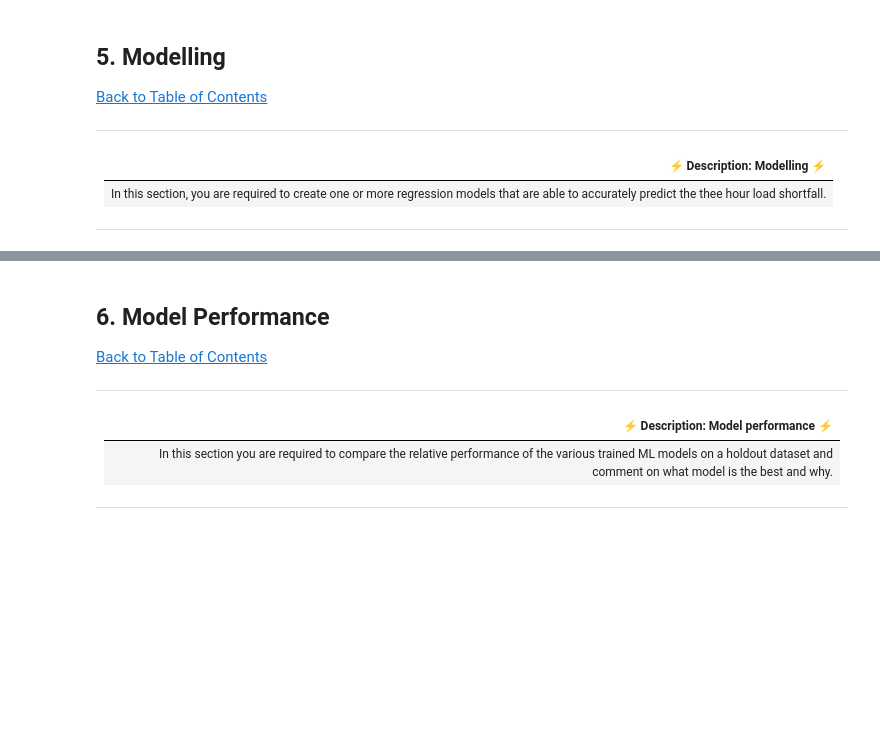
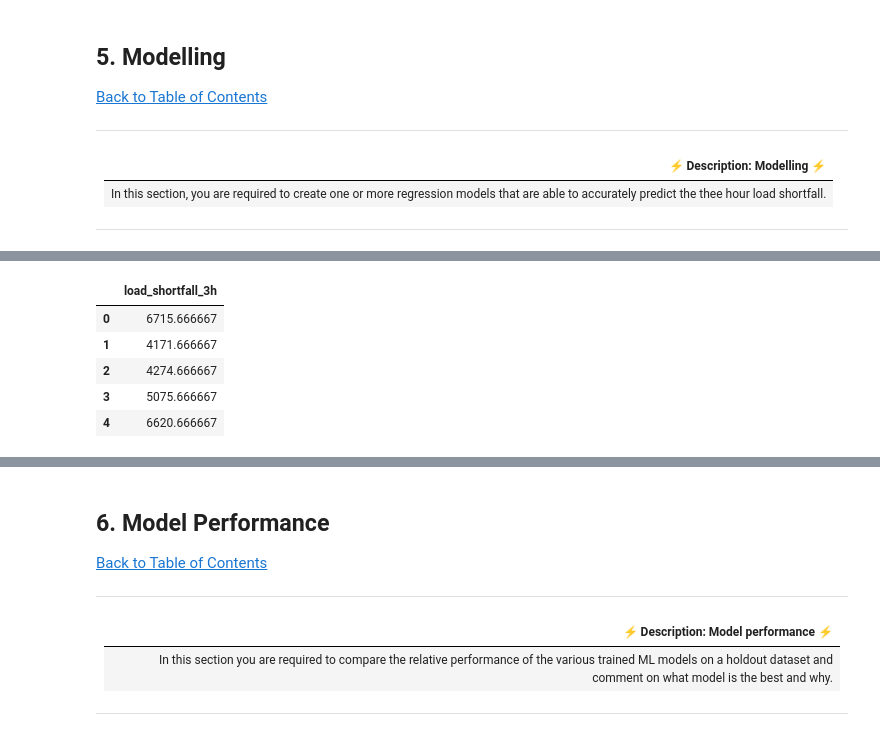
Before and after one commit to Ifeoluwa13/TEAM_RR15, a Jupyter notebook: Team RR15 workbook.ipynb, the cells around one changed output, grey strips where cells are left out. Cells and saved outputs as stored; diff of their text form; code cells hidden in the pictures; blank space fills up the shorter version.

```diff
--- a/Team RR15 workbook.ipynb
+++ b/Team RR15 workbook.ipynb
@@ -386,0 +393,9 @@ df_new.head()
+# %%
+y_train.head()
+# %% [output]
+|  | load_shortfall_3h |
+| 0 | 6715.666667 |
+| 1 | 4171.666667 |
+| 2 | 4274.666667 |
+| 3 | 5075.666667 |
+| 4 | 6620.666667 |
```
Also changed, not shown: parts of 21 cells of this notebook.
